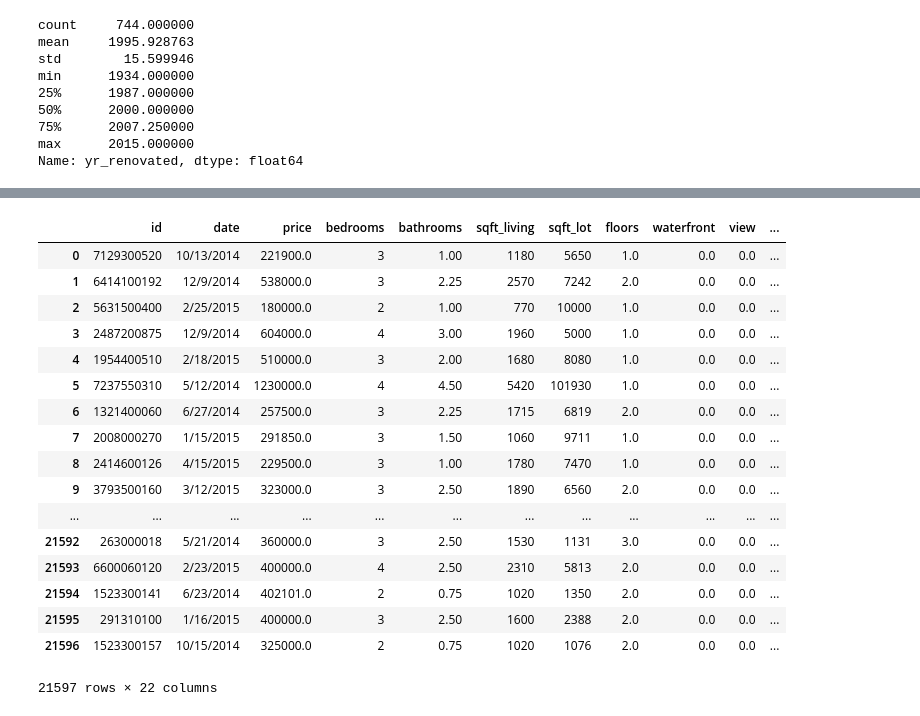
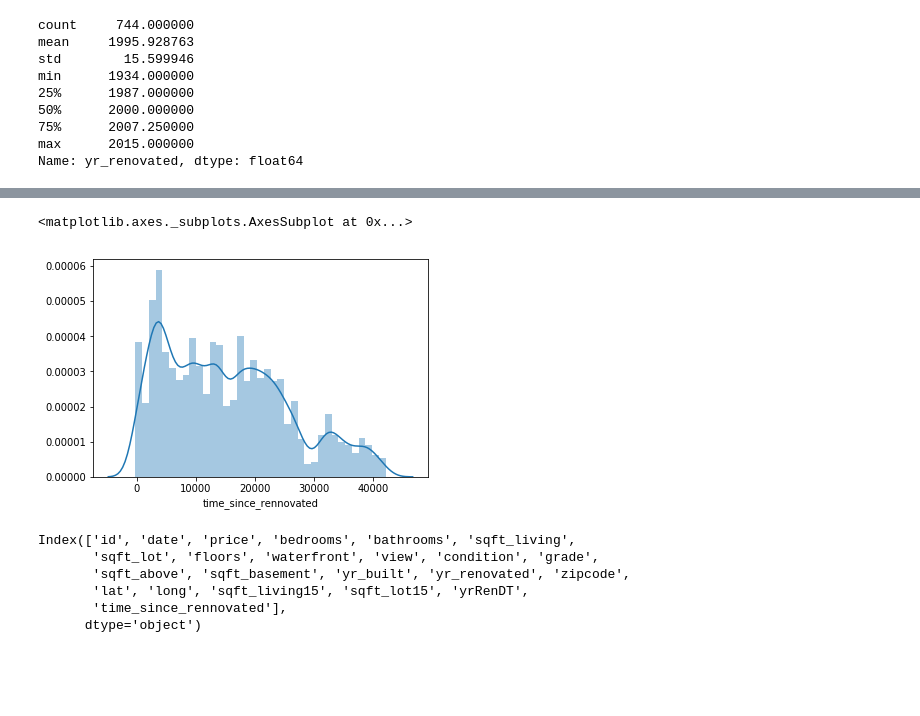
Before and after one commit to JoeDown/King-County-Linear-Regression-Price-Prediction, a Jupyter notebook: Joe-Scratch-Work.ipynb, the cells around one changed output, grey strips where cells are left out. Drawn from its saved outputs; the diff is of its cells as text; code cells hidden in the pictures; blank space fills up the shorter version.

```diff
--- a/Joe-Scratch-Work.ipynb
+++ b/Joe-Scratch-Work.ipynb
@@ -369,22 +582,17 @@ for index, house in enumerate(housing_values['yr_renovated']):
+# %%
+sns.distplot(housing_values_2.time_since_rennovated)
+# %% [output]
+<matplotlib.axes._subplots.AxesSubplot at 0x...>
+[figure, added]
 # %%
-housing_values['recent_renovation'] = recent_renovation
-housing_values
+# housing_values['recent_renovation'] = recent_renovation
+# housing_values.head()
-# %% [output]
-|  | id | date | price | bedrooms | bathrooms | sqft_living | sqft_lot | floors | waterfront | view | ... |
-| 0 | 7129300520 | 10/13/2014 | 221900.0 | 3 | 1.00 | 1180 | 5650 | 1.0 | 0.0 | 0.0 | ... |
-| 1 | 6414100192 | 12/9/2014 | 538000.0 | 3 | 2.25 | 2570 | 7242 | 2.0 | 0.0 | 0.0 | ... |
-| 2 | 5631500400 | 2/25/2015 | 180000.0 | 2 | 1.00 | 770 | 10000 | 1.0 | 0.0 | 0.0 | ... |
-| 3 | 2487200875 | 12/9/2014 | 604000.0 | 4 | 3.00 | 1960 | 5000 | 1.0 | 0.0 | 0.0 | ... |
-| 4 | 1954400510 | 2/18/2015 | 510000.0 | 3 | 2.00 | 1680 | 8080 | 1.0 | 0.0 | 0.0 | ... |
-| 5 | 7237550310 | 5/12/2014 | 1230000.0 | 4 | 4.50 | 5420 | 101930 | 1.0 | 0.0 | 0.0 | ... |
-| 6 | 1321400060 | 6/27/2014 | 257500.0 | 3 | 2.25 | 1715 | 6819 | 2.0 | 0.0 | 0.0 | ... |
-| 7 | 2008000270 | 1/15/2015 | 291850.0 | 3 | 1.50 | 1060 | 9711 | 1.0 | 0.0 | 0.0 | ... |
-| 8 | 2414600126 | 4/15/2015 | 229500.0 | 3 | 1.00 | 1780 | 7470 | 1.0 | 0.0 | 0.0 | ... |
-| 9 | 3793500160 | 3/12/2015 | 323000.0 | 3 | 2.50 | 1890 | 6560 | 2.0 | 0.0 | 0.0 | ... |
-| ... | ... | ... | ... | ... | ... | ... | ... | ... | ... | ... | ... |
-| 21592 | 263000018 | 5/21/2014 | 360000.0 | 3 | 2.50 | 1530 | 1131 | 3.0 | 0.0 | 0.0 | ... |
-| 21593 | 6600060120 | 2/23/2015 | 400000.0 | 4 | 2.50 | 2310 | 5813 | 2.0 | 0.0 | 0.0 | ... |
-| 21594 | 1523300141 | 6/23/2014 | 402101.0 | 2 | 0.75 | 1020 | 1350 | 2.0 | 0.0 | 0.0 | ... |
-| 21595 | 291310100 | 1/16/2015 | 400000.0 | 3 | 2.50 | 1600 | 2388 | 2.0 | 0.0 | 0.0 | ... |
-| 21596 | 1523300157 | 10/15/2014 | 325000.0 | 2 | 0.75 | 1020 | 1076 | 2.0 | 0.0 | 0.0 | ... |
-21597 rows × 22 columns
+# %%
+housing_values_2.columns
+# %% [output]
+Index(['id', 'date', 'price', 'bedrooms', 'bathrooms', 'sqft_living',
+       'sqft_lot', 'floors', 'waterfront', 'view', 'condition', 'grade',
+       'sqft_above', 'sqft_basement', 'yr_built', 'yr_renovated', 'zipcode',
+       'lat', 'long', 'sqft_living15', 'sqft_lot15', 'yrRenDT',
+       'time_since_rennovated'],
+      dtype='object')
```
Also changed, not shown: parts of 53 cells of this notebook.
